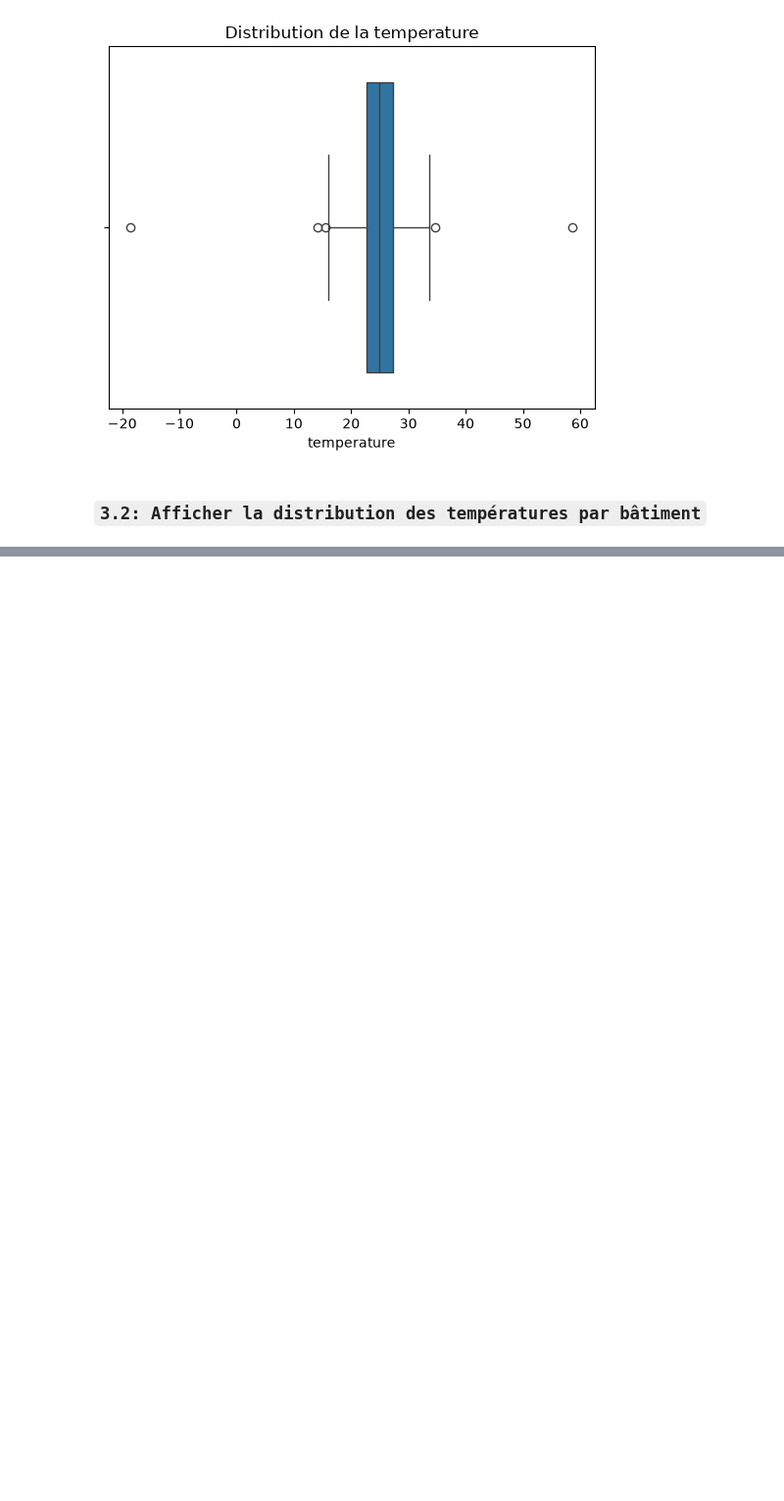
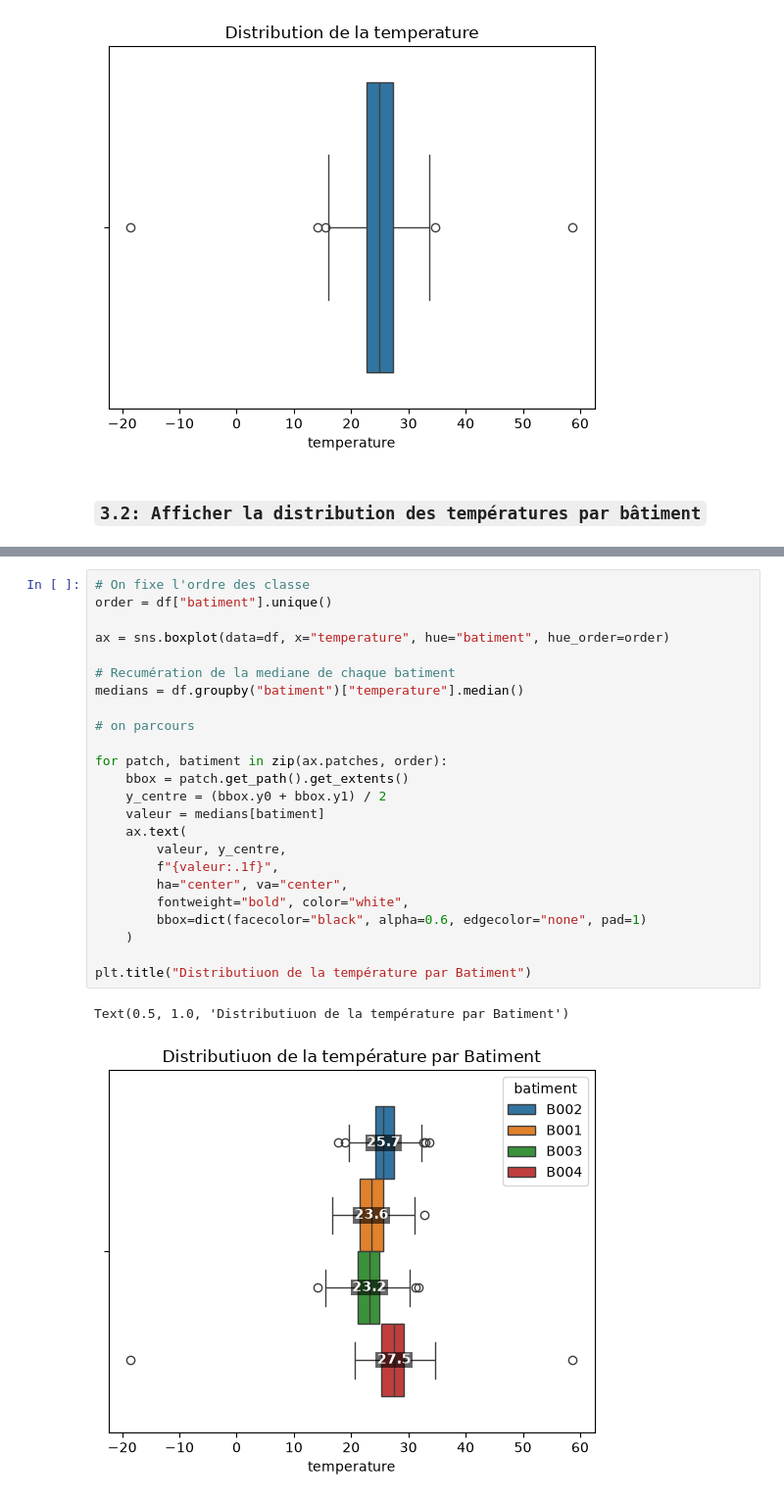
Before and after one commit to Alassanee/atelier_seaborn_iot, a Jupyter notebook: notebooks/atelier_seaborn_iot.ipynb, the cells around one changed output, grey strips where cells are left out. Shown at 98% size. Drawn from its saved outputs; the diff is of its cells as text; blank space fills up the shorter version.

Commit message:
Partie 3 – Distribution d'une variable avec boxplot(): suite

```diff
--- a/notebooks/atelier_seaborn_iot.ipynb
+++ b/notebooks/atelier_seaborn_iot.ipynb
@@ -212,0 +216,27 @@ sns.boxplot(data=df, x="temperature", hue="batiment")
+# %%
+# On fixe l'ordre des classe
+order = df["batiment"].unique()
+
+ax = sns.boxplot(data=df, x="temperature", hue="batiment", hue_order=order)
+
+# Recumération de la mediane de chaque batiment
+medians = df.groupby("batiment")["temperature"].median()
+
+# on parcours
+
+for patch, batiment in zip(ax.patches, order):
+    bbox = patch.get_path().get_extents()
+    y_centre = (bbox.y0 + bbox.y1) / 2
+    valeur = medians[batiment]
+    ax.text(
+        valeur, y_centre,
+        f"{valeur:.1f}",
+        ha="center", va="center",
+        fontweight="bold", color="white",
+        bbox=dict(facecolor="black", alpha=0.6, edgecolor="none", pad=1)
+    )
+
+plt.title("Distributiuon de la température par Batiment")
+# %% [output]
+Text(0.5, 1.0, 'Distributiuon de la température par Batiment')
+[figure, added]
```
Also changed, not shown: parts of 9 cells of this notebook.
